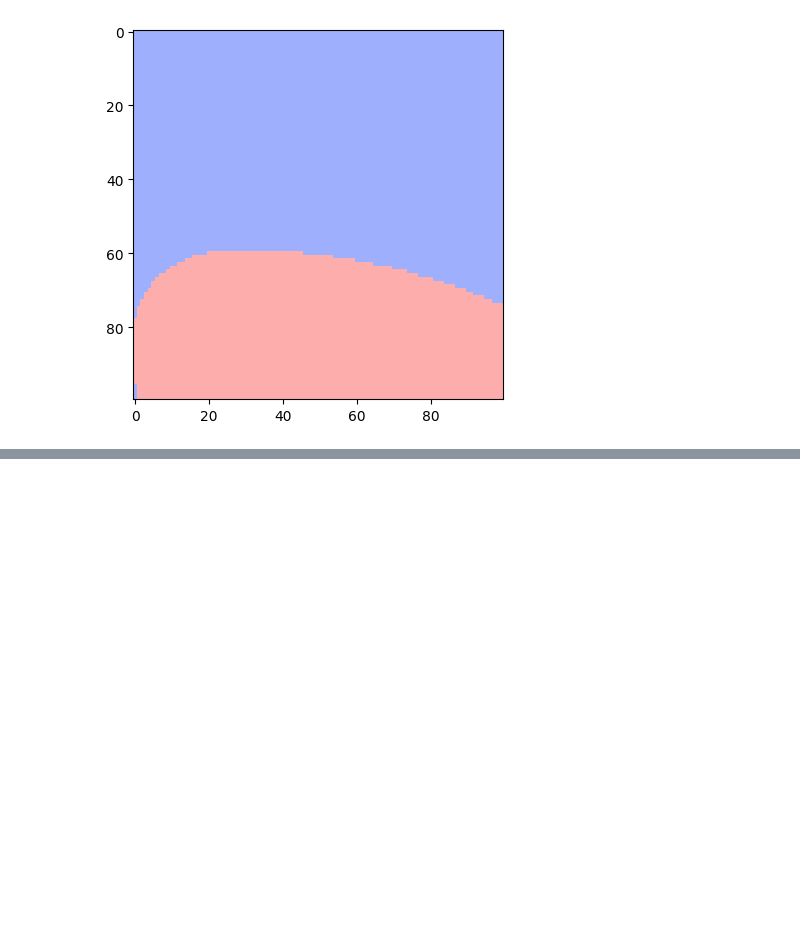
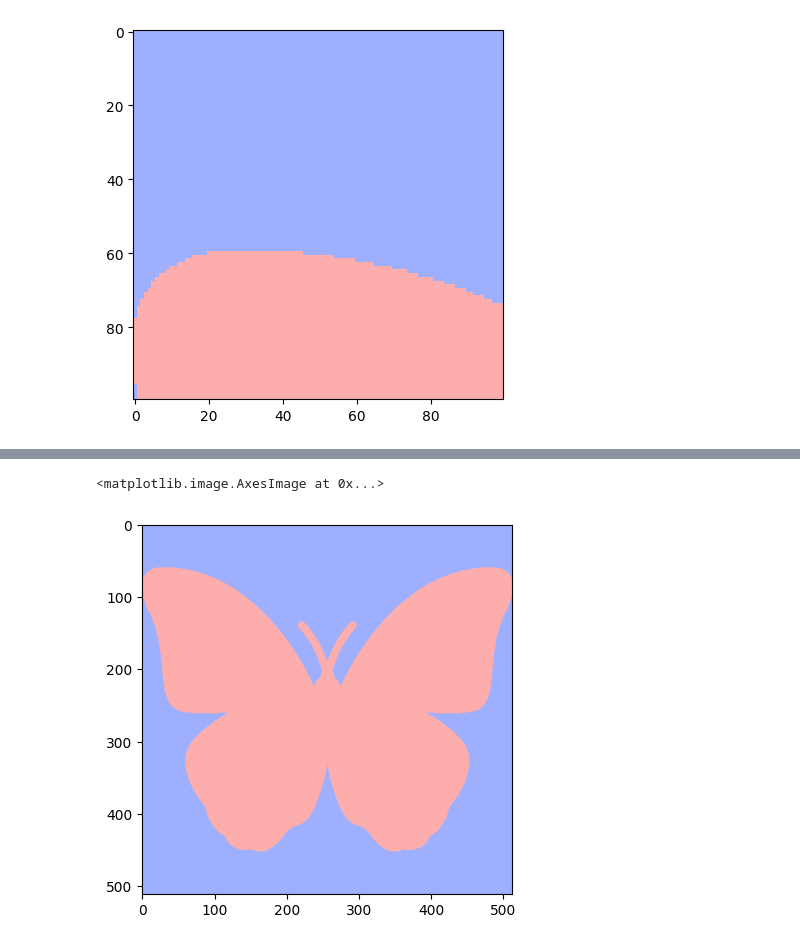
Before and after one commit to aarush-umap/3Dvision, a Jupyter notebook: binary_images.ipynb, the cells around one changed output, grey strips where cells are left out. Drawn from its saved outputs; the diff is of its cells as text; code cells hidden in the pictures; blank space fills up the shorter version.

```diff
--- a/binary_images.ipynb
+++ b/binary_images.ipynb
@@ -87,0 +93,39 @@ plt.imshow(labeled, cmap="berlin")
+# %%
+def region_grow_bfs(image):
+    labels = set()
+    labeled = np.zeros_like(image)
+    visited = set()
+    n, m = image.shape
+
+    def bfs(i, j, label):
+        """ Labels all valid neighbors"""
+
+        queue = deque()
+        queue.append((i, j))
+
+        while(queue):
+            curr_i, curr_j = queue.popleft()
+            labeled[curr_i, curr_j] = label
+            visited.add((curr_i, curr_j)) # redundant but secure
+
+            for x, y in [(curr_i + 1 , curr_j), (curr_i , curr_j + 1), (curr_i - 1 , curr_j), (curr_i , curr_j - 1)]:
+                if (0 <= x < n and 0 <= y < m and (x, y) not in visited and image[x, y] == 1):
+                    visited.add((x, y)) # can't forget to add stuff before it goes into the queue!
+                    queue.append((x, y))
+
+
+    label = 0
+    for i in range(n):
+        for j in range(m):
+            if (i, j) not in visited and image[i, j] == 1:
+                label += 1
+                labels.add(label)
+                bfs(i, j, label)
+
+    return labels, labeled
+# %%
+labels, labeled = region_grow_bfs(binary_butterfly)
+plt.imshow(labeled, cmap="berlin")
+# %% [output]
+<matplotlib.image.AxesImage at 0x...>
+[figure, added]
```
Also changed, not shown: parts of 2 cells of this notebook.
